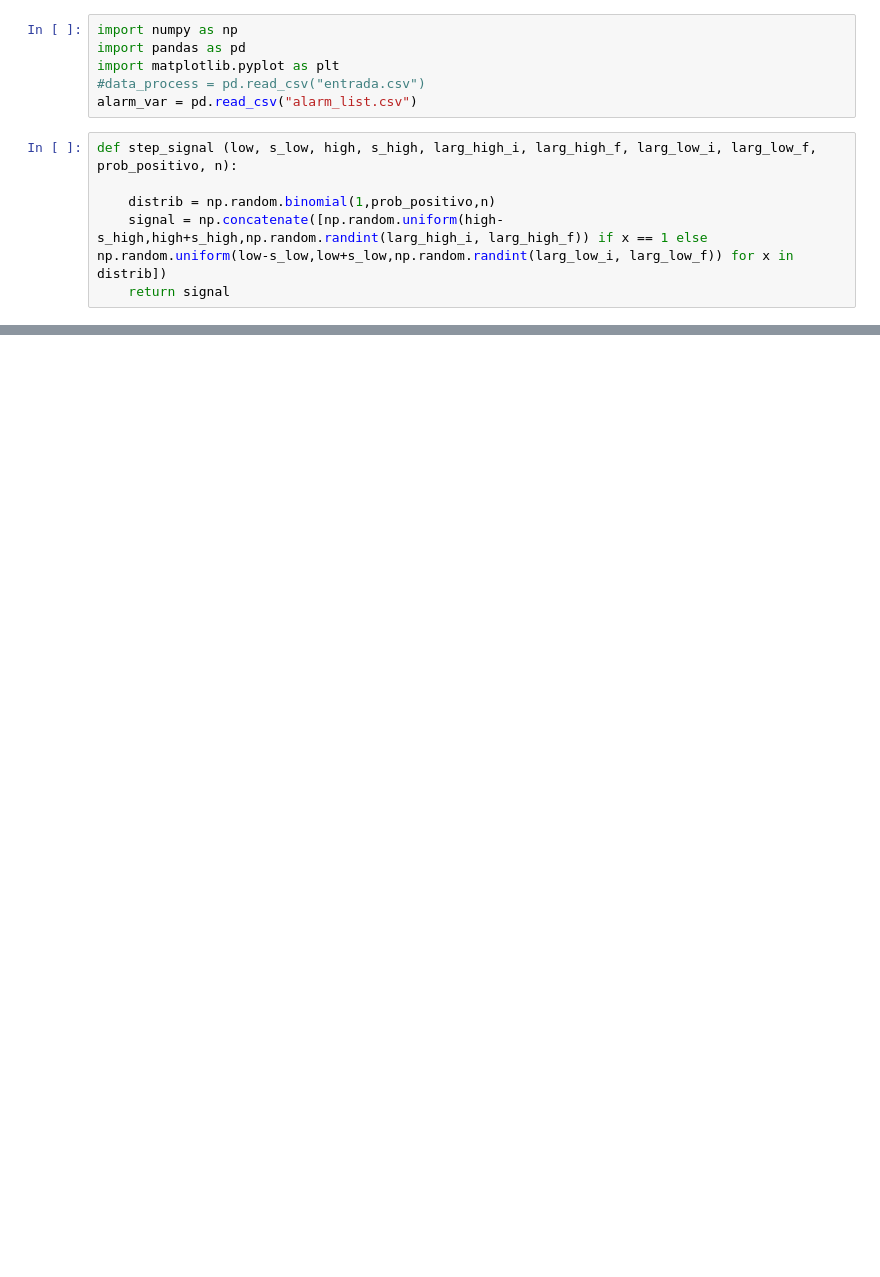
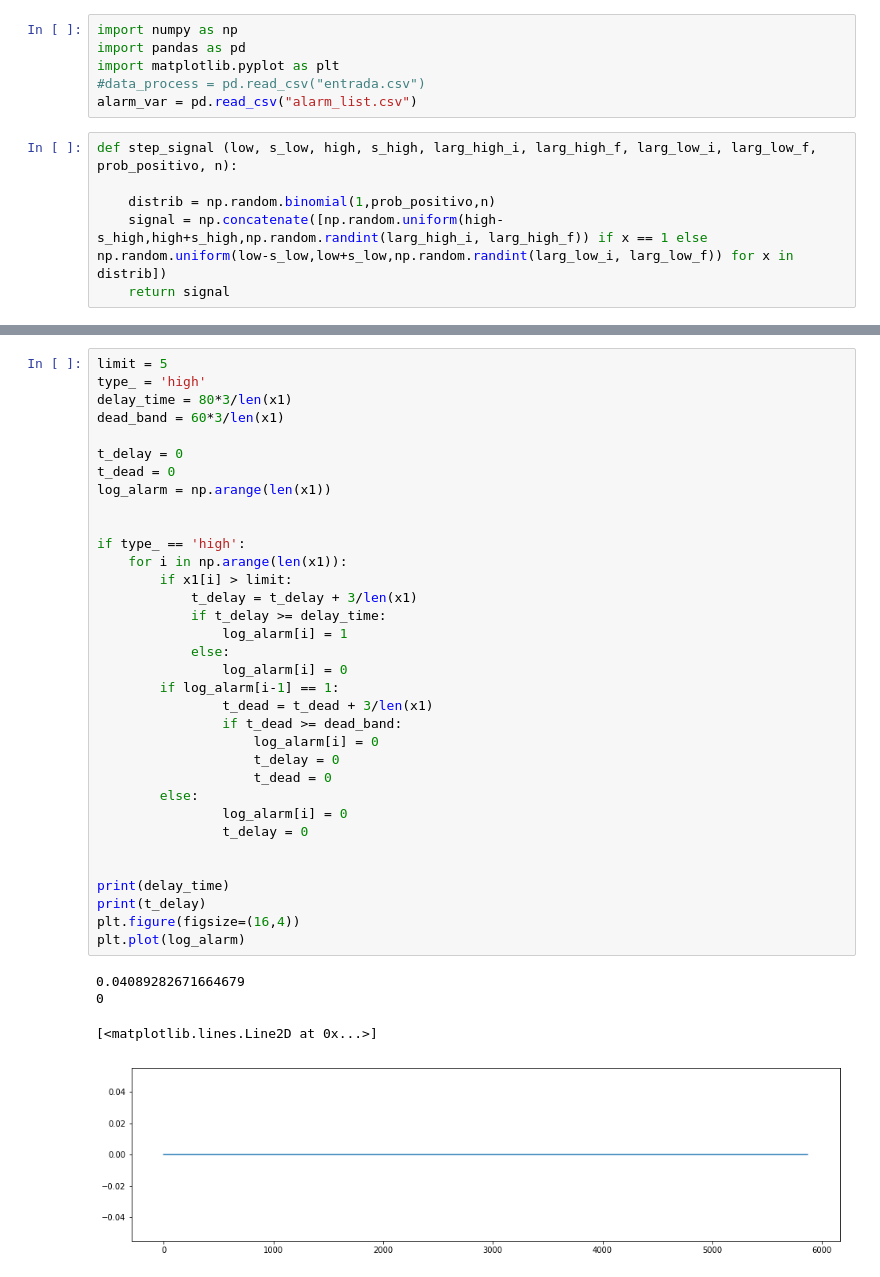
Before and after one commit to EmersonVilar/Pesquisa, a Jupyter notebook: Gerador de Alarme.ipynb, the cells around one changed output, grey strips where cells are left out. Saved outputs shown, nothing was run; the diff lists cells and outputs as text; blank space fills up the shorter version.

```diff
--- a/Gerador de Alarme.ipynb
+++ b/Gerador de Alarme.ipynb
@@ -48 +48,40 @@ plt.plot(df['x0'])
+# %%
+limit = 5
+type_ = 'high'
+delay_time = 80*3/len(x1)
+dead_band = 60*3/len(x1)
+
+t_delay = 0
+t_dead = 0
+log_alarm = np.arange(len(x1))
+
+
+if type_ == 'high':
+    for i in np.arange(len(x1)):
+        if x1[i] > limit:
+            t_delay = t_delay + 3/len(x1)
+            if t_delay >= delay_time:
+                log_alarm[i] = 1
+            else:
+                log_alarm[i] = 0
+        if log_alarm[i-1] == 1:
+                t_dead = t_dead + 3/len(x1)
+                if t_dead >= dead_band:
+                    log_alarm[i] = 0
+                    t_delay = 0
+                    t_dead = 0
+        else:
+                log_alarm[i] = 0
+                t_delay = 0
+
+
+print(delay_time)
+print(t_delay)
+plt.figure(figsize=(16,4))
+plt.plot(log_alarm)
+# %% [output]
+0.04089282671664679
+0
+[<matplotlib.lines.Line2D at 0x...>]
+[figure, added]
 # %%
```
Also changed, not shown: parts of 7 cells of this notebook.
